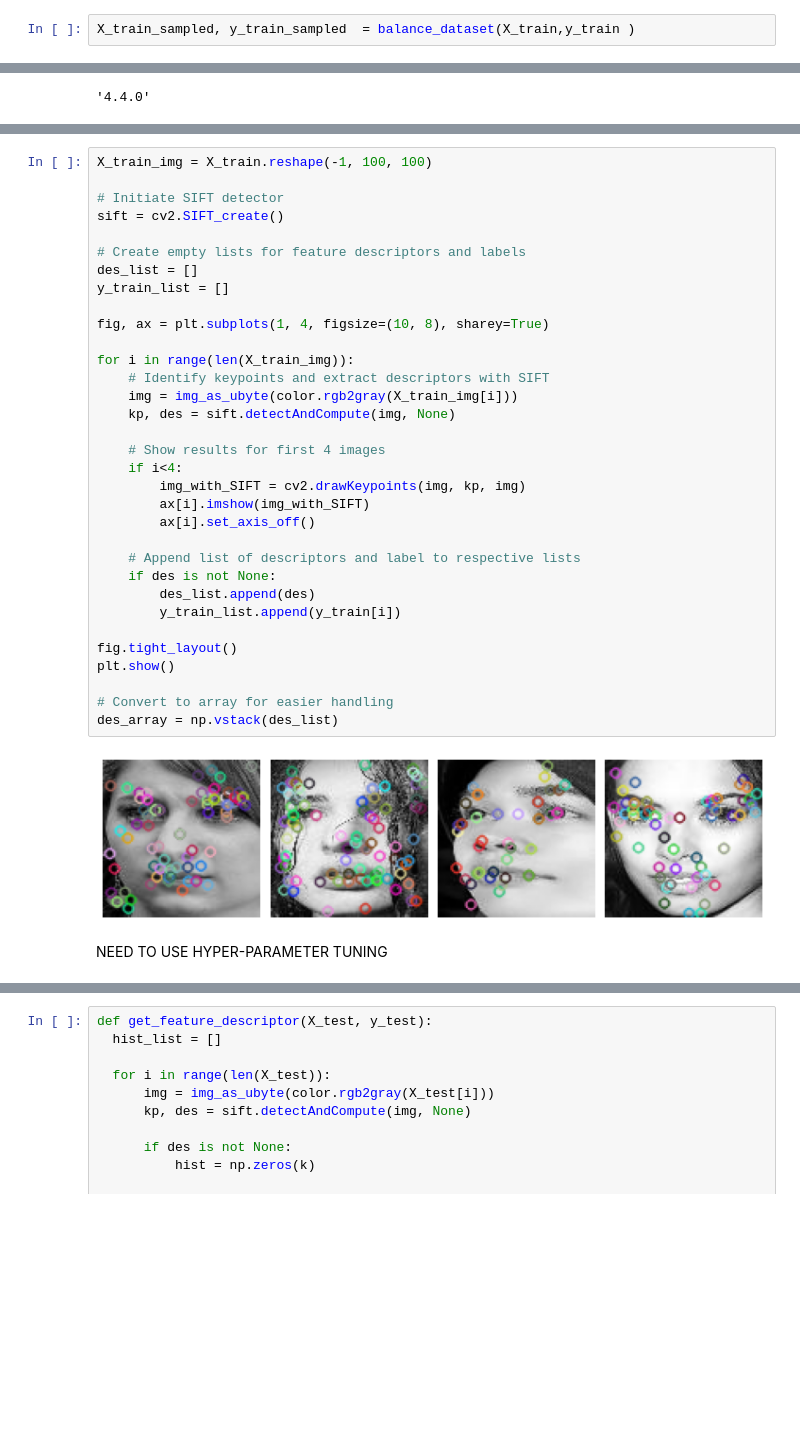
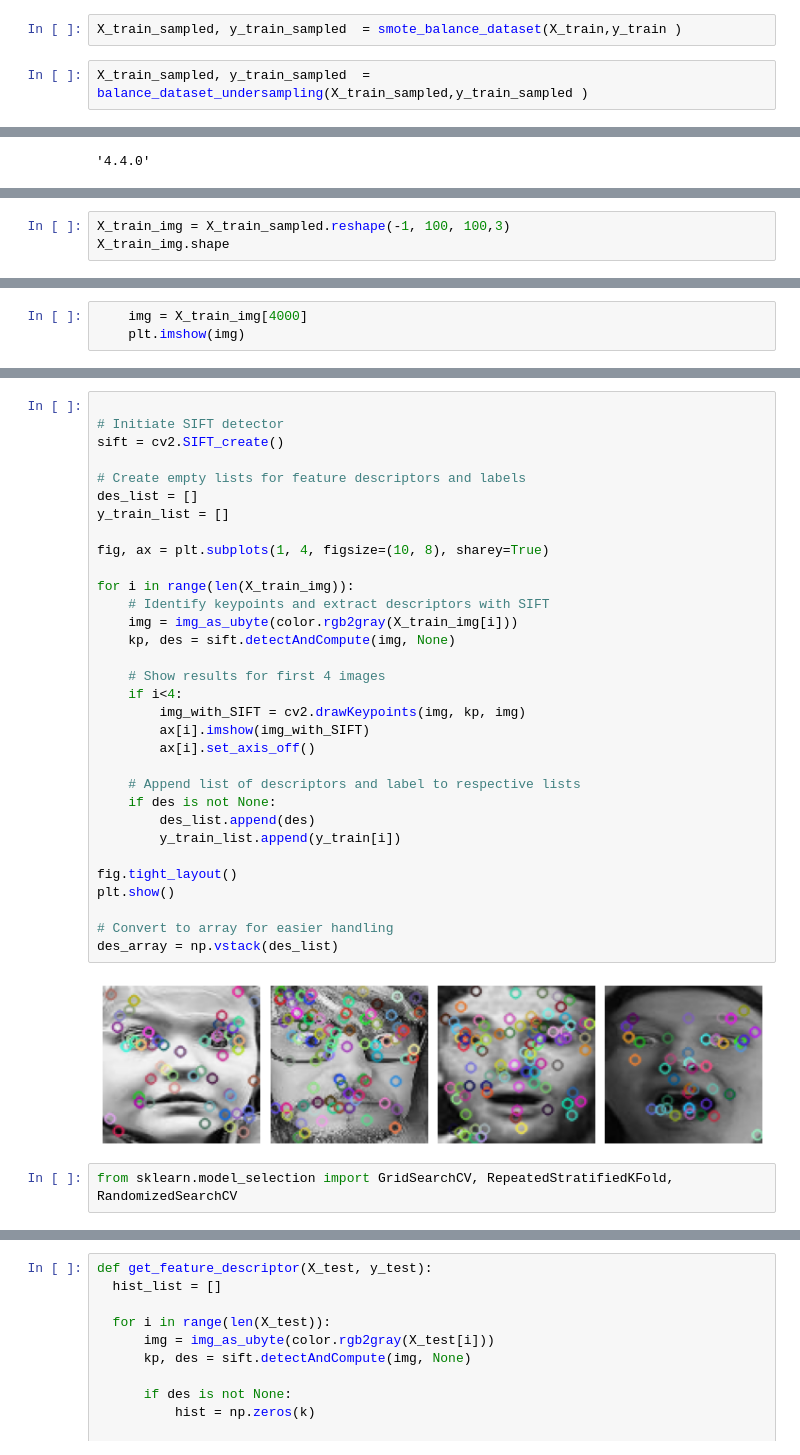
Before and after one commit to sonia1313/Face-Emotion-Recognition-Project, a Jupyter notebook: train_function.ipynb, the cells around one changed output, grey strips where cells are left out. Cells and saved outputs as stored; diff of their text form; blank space fills up the shorter version.

```diff
--- a/train_function.ipynb
+++ b/train_function.ipynb
@@ -91,5 +114,7 @@ def balance_dataset(X,y):
 # %%
-X_train_sampled, y_train_sampled  = balance_dataset(X_train,y_train )
+X_train_sampled, y_train_sampled  = smote_balance_dataset(X_train,y_train )
+# %%
+X_train_sampled, y_train_sampled  = balance_dataset_undersampling(X_train_sampled,y_train_sampled )
 # %%
 Counter(y_train_sampled)
 # %% [output]
@@ -120,0 +153,3 @@ dtype('float64')
+# %%
+X_train_img = X_train_sampled.reshape(-1, 100, 100,3)
+X_train_img.shape
@@ -120,0 +158,3 @@ dtype('float64')
+# %%
+    img = X_train_img[4000]
+    plt.imshow(img)
@@ -121,37 +164,36 @@ dtype('float64')
 # %%
-X_train_img = X_train.reshape(-1, 100, 100)
 
 # Initiate SIFT detector
 sift = cv2.SIFT_create()
 
 # Create empty lists for feature descriptors and labels
 des_list = []
 y_train_list = []
 
 fig, ax = plt.subplots(1, 4, figsize=(10, 8), sharey=True)
 
 for i in range(len(X_train_img)):
     # Identify keypoints and extract descriptors with SIFT
     img = img_as_ubyte(color.rgb2gray(X_train_img[i]))
     kp, des = sift.detectAndCompute(img, None)
 
     # Show results for first 4 images
     if i<4:
         img_with_SIFT = cv2.drawKeypoints(img, kp, img)
         ax[i].imshow(img_with_SIFT)
         ax[i].set_axis_off()
 
     # Append list of descriptors and label to respective lists
     if des is not None:
         des_list.append(des)
         y_train_list.append(y_train[i])
 
 fig.tight_layout()
 plt.show()
 
 # Convert to array for easier handling
 des_array = np.vstack(des_list)
 # %% [output]
-[figure, old version]
+[figure, new version]
-# %% [markdown]
-NEED TO USE HYPER-PARAMETER TUNING
+# %%
+from sklearn.model_selection import GridSearchCV, RepeatedStratifiedKFold, RandomizedSearchCV
```
Also changed, not shown: parts of 38 cells of this notebook.
